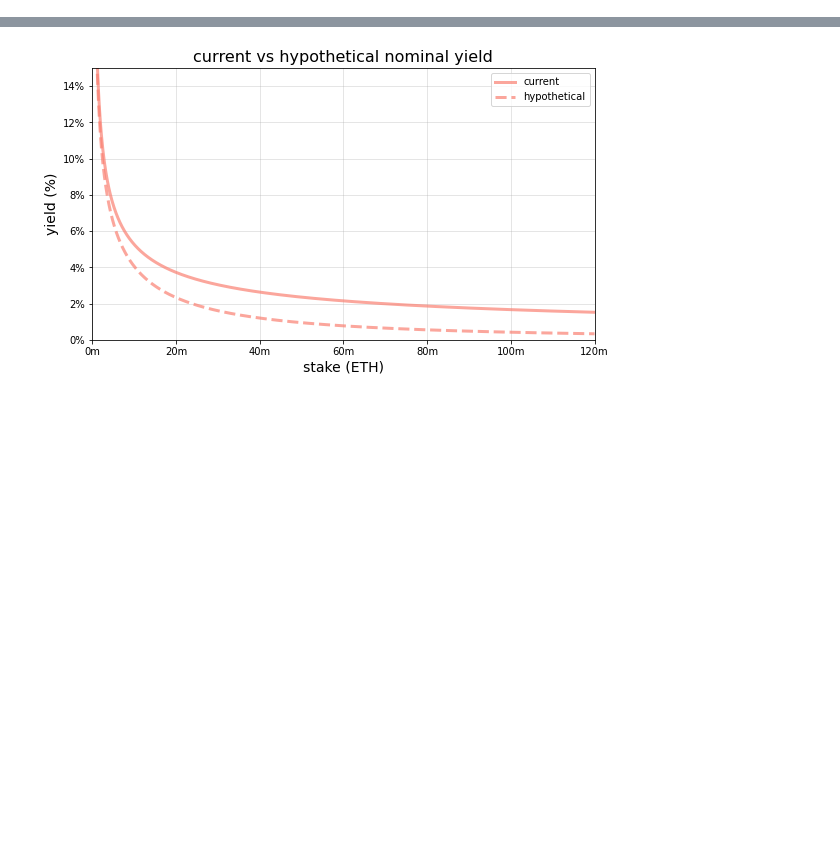
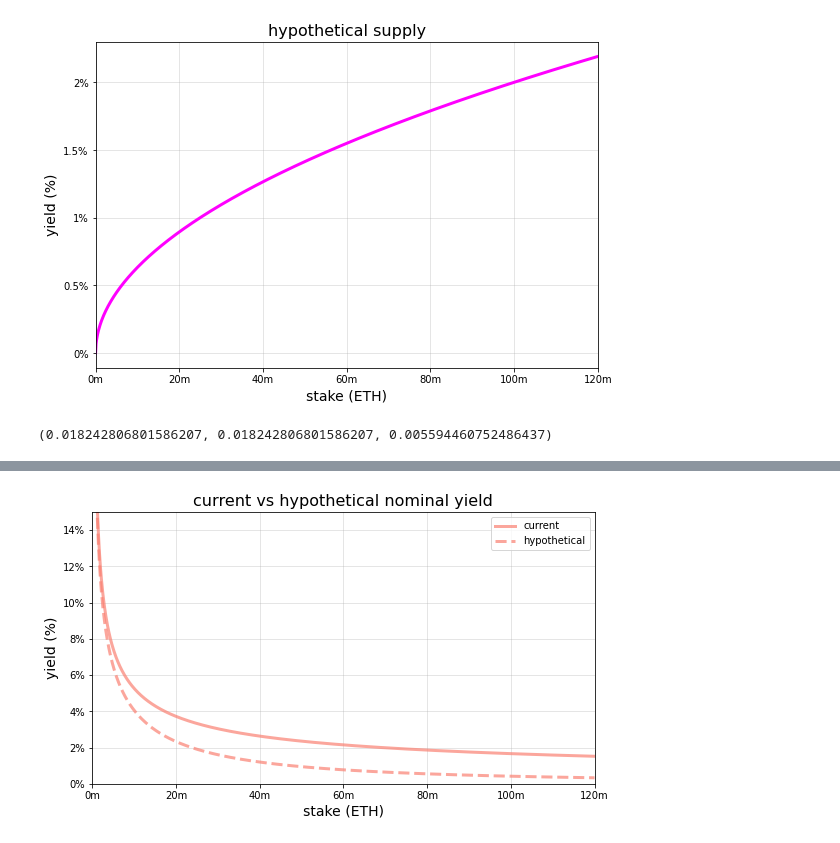
Before and after one commit to michaelneuder/issuance, a Jupyter notebook: Issuance Issues – Subsequent Soliliquy.ipynb, the cells around one changed output, grey strips where cells are left out. Cells and saved outputs as stored; diff of their text form; code cells hidden in the pictures; blank space fills up the shorter version.

```diff
--- a/Issuance Issues – Subsequent Soliliquy.ipynb
+++ b/Issuance Issues – Subsequent Soliliquy.ipynb
@@ -105,0 +121,2 @@ plt.show()
+# %%
+demand = 0.000002*np.sqrt(STAKED)
@@ -105,0 +127,21 @@ plt.show()
+# %%
+f, ax = plt.subplots(figsize=(9,6))
+ax.plot(STAKED, demand, color='magenta', linewidth=3, alpha=1)
+
+ax.set_xlim(0,120_000_000)
+xticks = np.arange(0, 120_000_001, 20_000_000)
+ax.set_xticks(xticks)
+ax.set_xticklabels(["{:d}m".format(int(tick/1_000_000)) for tick in xticks])
+ax.set_xlabel("stake (ETH)", size=14)
+
+
+ax.set_yticks([0, 0.005, 0.01, 0.015, 0.02])
+ax.set_yticklabels(["0%", "0.5%", "1%", "1.5%", "2%"])
+ax.set_ylabel("yield (%)", size=14)
+
+ax.grid(alpha=0.4)
+ax.set_title("hypothetical supply", size=16)
+
+plt.show()
+# %% [output]
+[figure, added]
@@ -105,0 +159,4 @@ plt.show()
+# %%
+nominalYieldCalc(83_200_000), demandCalc(83_200_000), realYieldCalc(83_200_000)
+# %% [output]
+(0.018242806801586207, 0.018242806801586207, 0.005594460752486437)
```
Also changed, not shown: parts of 29 cells of this notebook.
